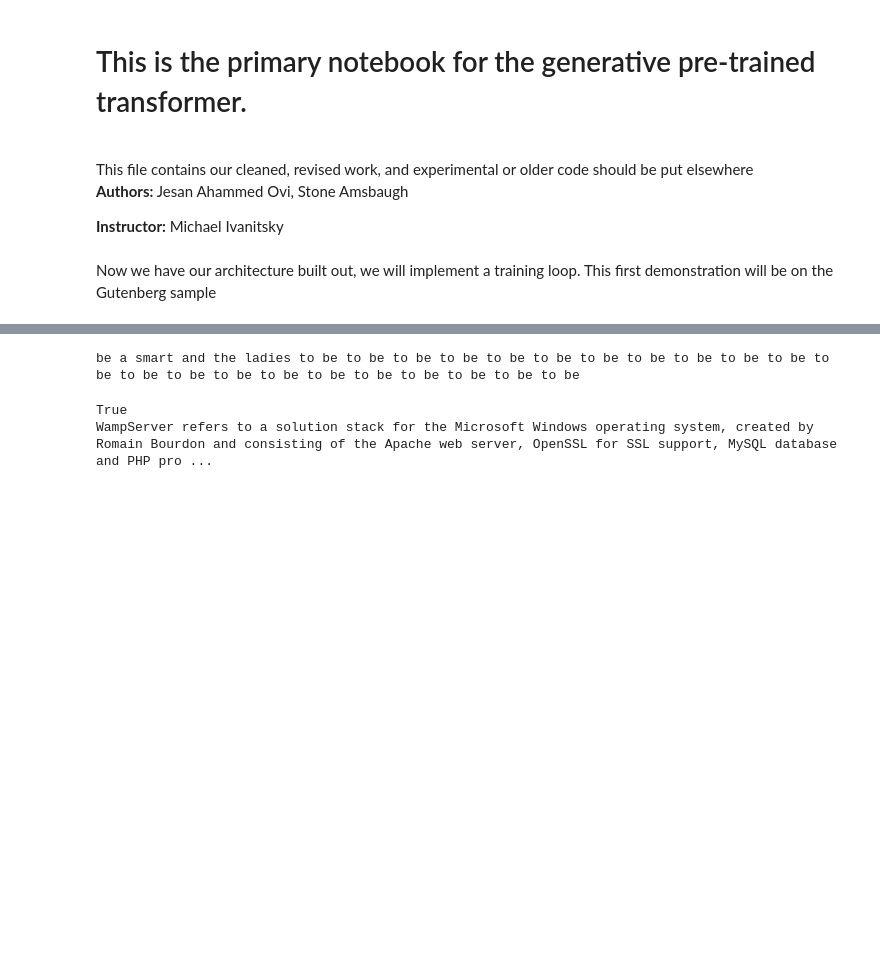
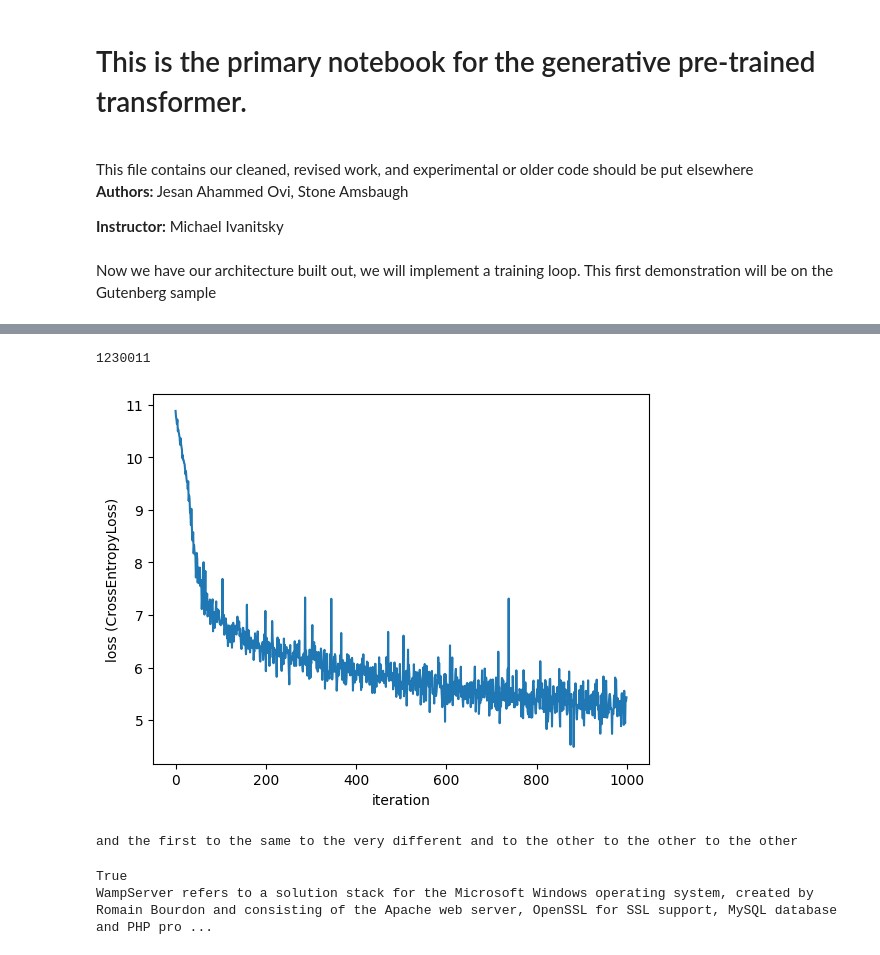
Before and after one commit to StoneA18/MATH498_GPT_v1, a Jupyter notebook: main_gpt.ipynb, the cells around one changed output, grey strips where cells are left out. Cells and saved outputs as stored; diff of their text form; code cells hidden in the pictures; blank space fills up the shorter version.

```diff
--- a/main_gpt.ipynb
+++ b/main_gpt.ipynb
@@ -143,11 +144,17 @@ config = Config(d_model=64, d_vocab=d_vocab, d_hidden=128, max_seq_len=1024, n_t
 token_ids = [token_to_id[tok] for tok in tokens]
 # %%
 ### Training Loop ###
+
+N = 1000 #number of training steps
+
+#for plotting:
+losses = [-1 for _ in range(N)]
+
 model = LanguageModel(config)
 optimizer = torch.optim.Adam(model.parameters(), lr=1e-3)
 loss_fn = nn.CrossEntropyLoss()
 
-for step in range(1000):  # number of training steps
+for step in range(N):  # number of training steps
     # sample a random chunk of text
     start = np.random.randint(0, len(token_ids) - config.max_seq_len - 1)
     x_ids = torch.tensor(token_ids[start:start+config.max_seq_len])
@@ -159,6 +166,8 @@ for step in range(1000):  # number of training steps
     loss.backward()
     optimizer.step()
 
+    losses[step] = loss.item()
+
     if step % 50 == 0:
         print(f"step {step}, loss = {loss.item():.4f}")
 # %% [output]
@@ -185,6 +194,17 @@ step 950, loss = 5.5779
+# %%
+
+print(sum(p.numel() for p in model.parameters()))
+#plot the loss
+plt.plot(list(range(N)),losses)
+plt.xlabel('iteration')
+plt.ylabel('loss (CrossEntropyLoss)')
+plt.show()
+# %% [output]
+1230011
+[figure, added]
 # %%
-max_num_tokens = 50
-prompt_text = "You shall not"
+max_num_tokens = 20
+prompt_text = ""
 
 for i in range(max_num_tokens):
     prompt_tokens = [token_to_id[tok] for tok in prompt_text.lower().split()]
@@ -202,4 +222,4 @@ for i in range(max_num_tokens):
     # append to prompt
     prompt_text += " " + next_token
 # %% [output]
-be a smart and the ladies to be to be to be to be to be to be to be to be to be to be to be to be to be to be to be to be to be to be to be to be to be to be
+and the first to the same to the very different and to the other to the other to the other
```
Also changed, not shown: parts of 3 cells of this notebook, 7 other files.
